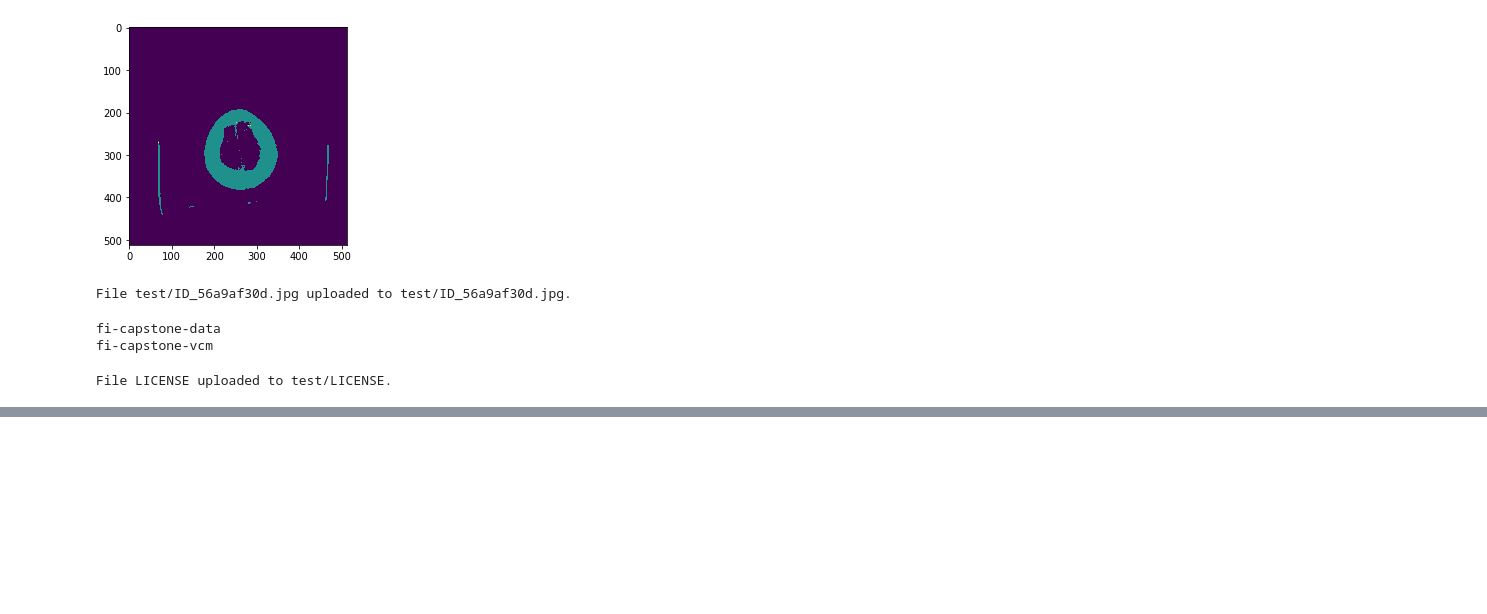
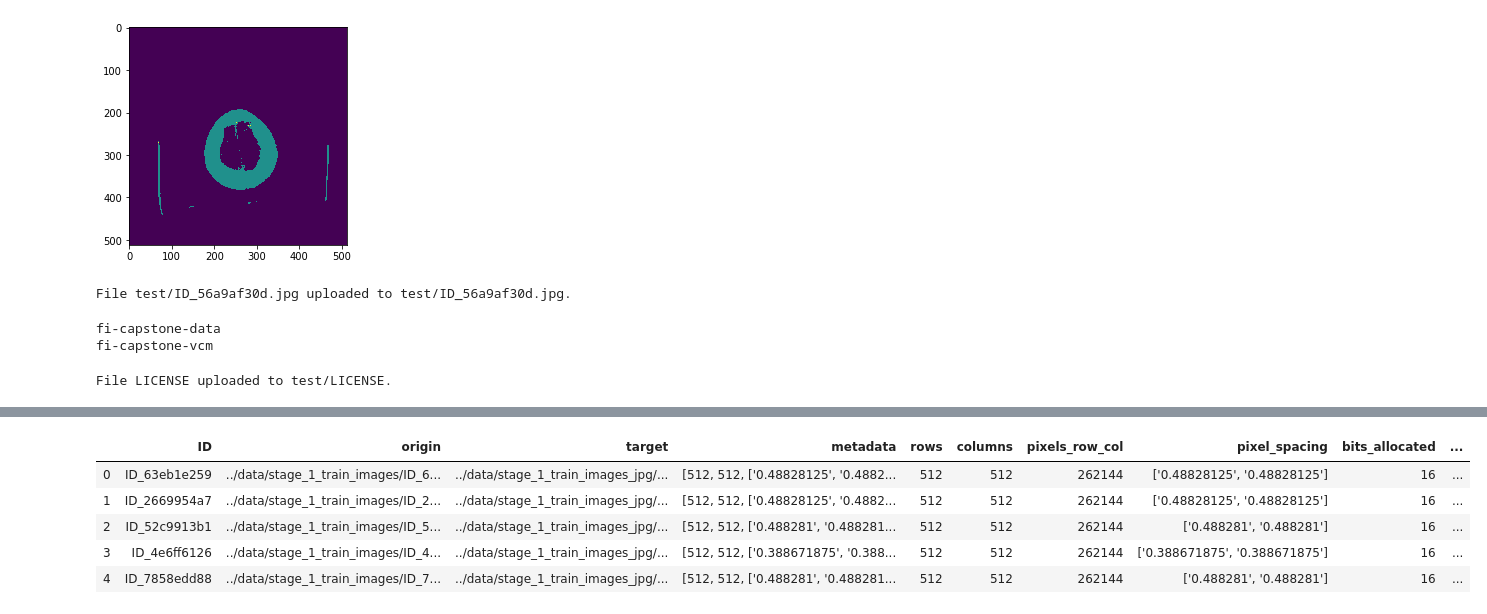
Before and after one commit to RumTumTum/capstone, a Jupyter notebook: dcm_exploration.ipynb, the cells around one changed output, grey strips where cells are left out. Saved outputs shown, nothing was run; the diff lists cells and outputs as text; code cells hidden in the pictures; blank space fills up the shorter version.

```diff
--- a/dcm_exploration.ipynb
+++ b/dcm_exploration.ipynb
@@ -234,0 +277,9 @@ File LICENSE uploaded to test/LICENSE.
+# %%
+pd.read_csv('data_staging/metadata.csv.gz').head()
+# %% [output]
+|  | ID | origin | target | metadata | rows | columns | pixels_row_col | pixel_spacing | bits_allocated | ... |
+| 0 | ID_63eb1e259 | ../data/stage_1_train_images/ID_6... | ../data/stage_1_train_images_jpg/... | [512, 512, ['0.48828125', '0.4882... | 512 | 512 | 262144 | ['0.48828125', '0.48828125'] | 16 | ... |
+| 1 | ID_2669954a7 | ../data/stage_1_train_images/ID_2... | ../data/stage_1_train_images_jpg/... | [512, 512, ['0.48828125', '0.4882... | 512 | 512 | 262144 | ['0.48828125', '0.48828125'] | 16 | ... |
+| 2 | ID_52c9913b1 | ../data/stage_1_train_images/ID_5... | ../data/stage_1_train_images_jpg/... | [512, 512, ['0.488281', '0.488281... | 512 | 512 | 262144 | ['0.488281', '0.488281'] | 16 | ... |
+| 3 | ID_4e6ff6126 | ../data/stage_1_train_images/ID_4... | ../data/stage_1_train_images_jpg/... | [512, 512, ['0.388671875', '0.388... | 512 | 512 | 262144 | ['0.388671875', '0.388671875'] | 16 | ... |
+| 4 | ID_7858edd88 | ../data/stage_1_train_images/ID_7... | ../data/stage_1_train_images_jpg/... | [512, 512, ['0.488281', '0.488281... | 512 | 512 | 262144 | ['0.488281', '0.488281'] | 16 | ... |
```
Also changed, not shown: parts of 9 cells of this notebook, 1 other file.
